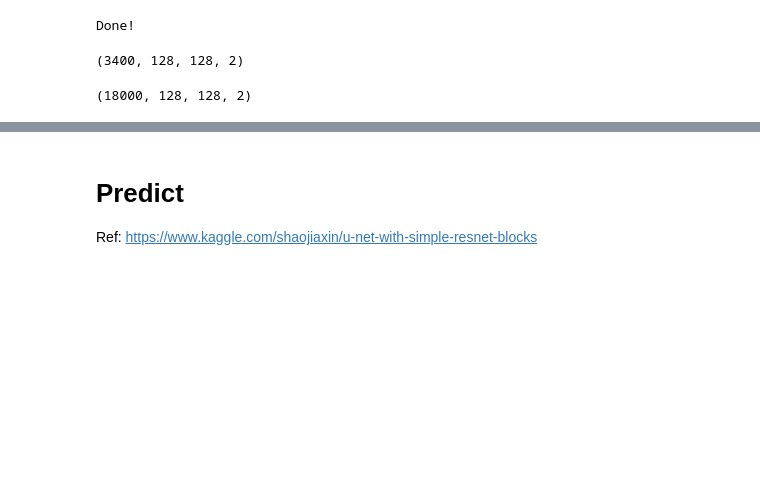
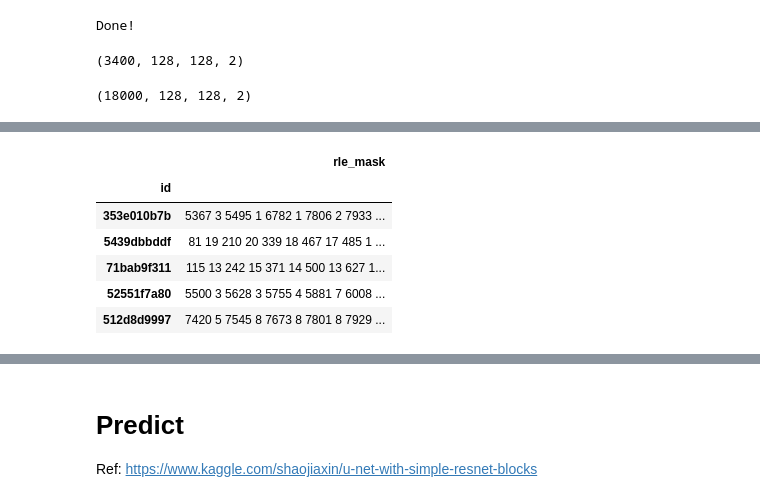
Before and after one commit to JacksonIsaac/colab_notebooks, a Jupyter notebook: kaggle_tgs_salt_identification.ipynb, the cells around one changed output, grey strips where cells are left out. Cells and saved outputs as stored; diff of their text form; code cells hidden in the pictures; blank space fills up the shorter version.

```diff
--- a/kaggle_tgs_salt_identification.ipynb
+++ b/kaggle_tgs_salt_identification.ipynb
@@ -530,0 +562,11 @@ pred_dict = {fn[:-4]:RLenc(np.round(preds_test_upsampled[i])) for i,fn in tqdm_n
+# %%
+def rle_encode(im):
+    '''
+    im: numpy array, 1 - mask, 0 - background
+    Returns run length as string formated
+    '''
+    pixels = im.flatten(order = 'F')
+    pixels = np.concatenate([[0], pixels, [0]])
+    runs = np.where(pixels[1:] != pixels[:-1])[0] + 1
+    runs[1::2] -= runs[::2]
+    return ' '.join(str(x) for x in runs)
@@ -530,0 +579,9 @@ pred_dict = {fn[:-4]:RLenc(np.round(preds_test_upsampled[i])) for i,fn in tqdm_n
+# %%
+def downsample(img):# not used
+    if img_size_ori == img_size_target:
+        return img
+    return resize(img, (img_size_ori, img_size_ori), mode='constant', preserve_range=True)
+# %%
+threshold_best = 0.77
+img_size_ori = 101
+pred_dict = {idx: rle_encode(np.round(downsample(preds_test[i]) > threshold_best)) for i, idx in enumerate(tqdm_notebook(test_df.index.values))}
@@ -530,0 +590,15 @@ pred_dict = {fn[:-4]:RLenc(np.round(preds_test_upsampled[i])) for i,fn in tqdm_n
+# %%
+sub = pd.DataFrame.from_dict(pred_dict,orient='index')
+sub.index.names = ['id']
+sub.columns = ['rle_mask']
+sub.to_csv('submission.csv')
+# %%
+sub.head()
+# %% [output]
+|  | rle_mask |
+| id |  |
+| 353e010b7b | 5367 3 5495 1 6782 1 7806 2 7933 ... |
+| 5439dbbddf | 81 19 210 20 339 18 467 17 485 1 ... |
+| 71bab9f311 | 115 13 242 15 371 14 500 13 627 1... |
+| 52551f7a80 | 5500 3 5628 3 5755 4 5881 7 6008 ... |
+| 512d8d9997 | 7420 5 7545 8 7673 8 7801 8 7929 ... |
```
Also changed, not shown: parts of 21 cells of this notebook.
